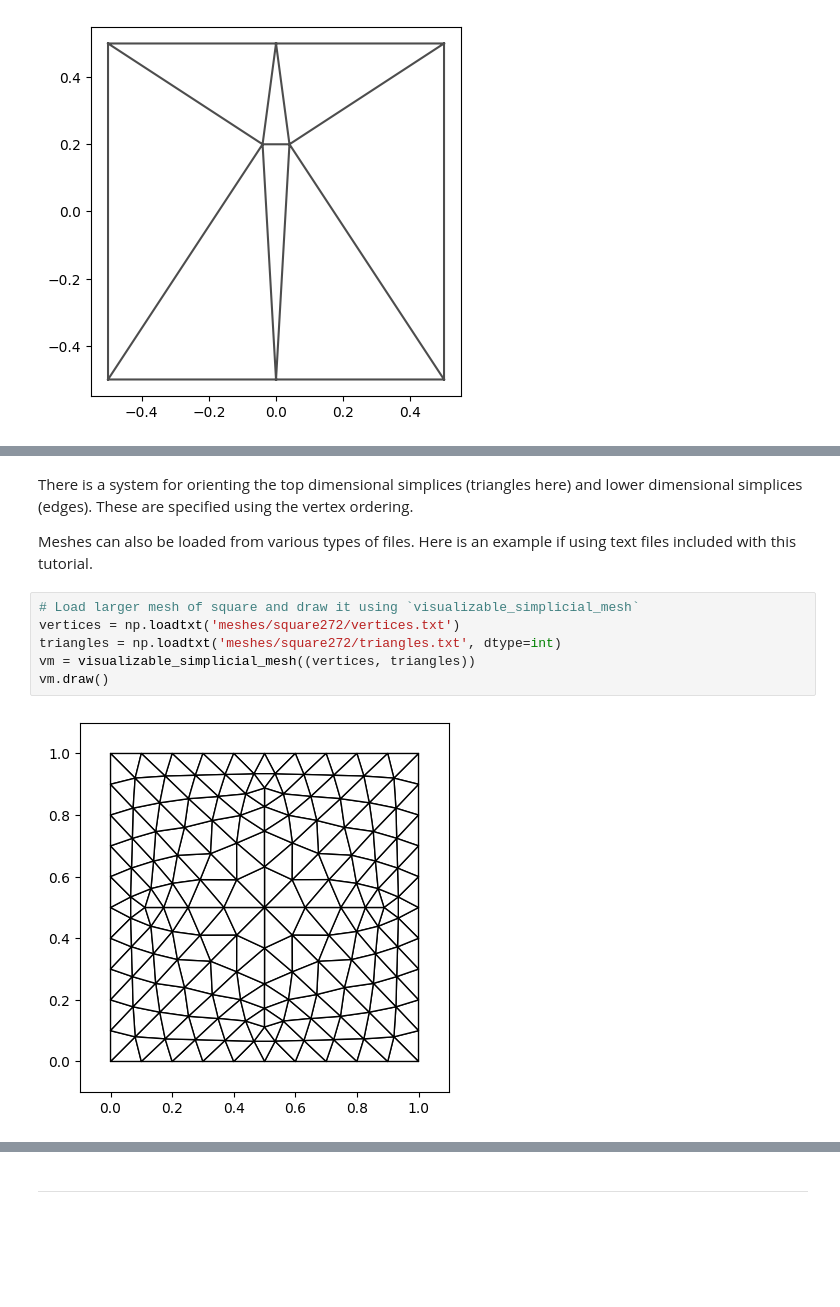
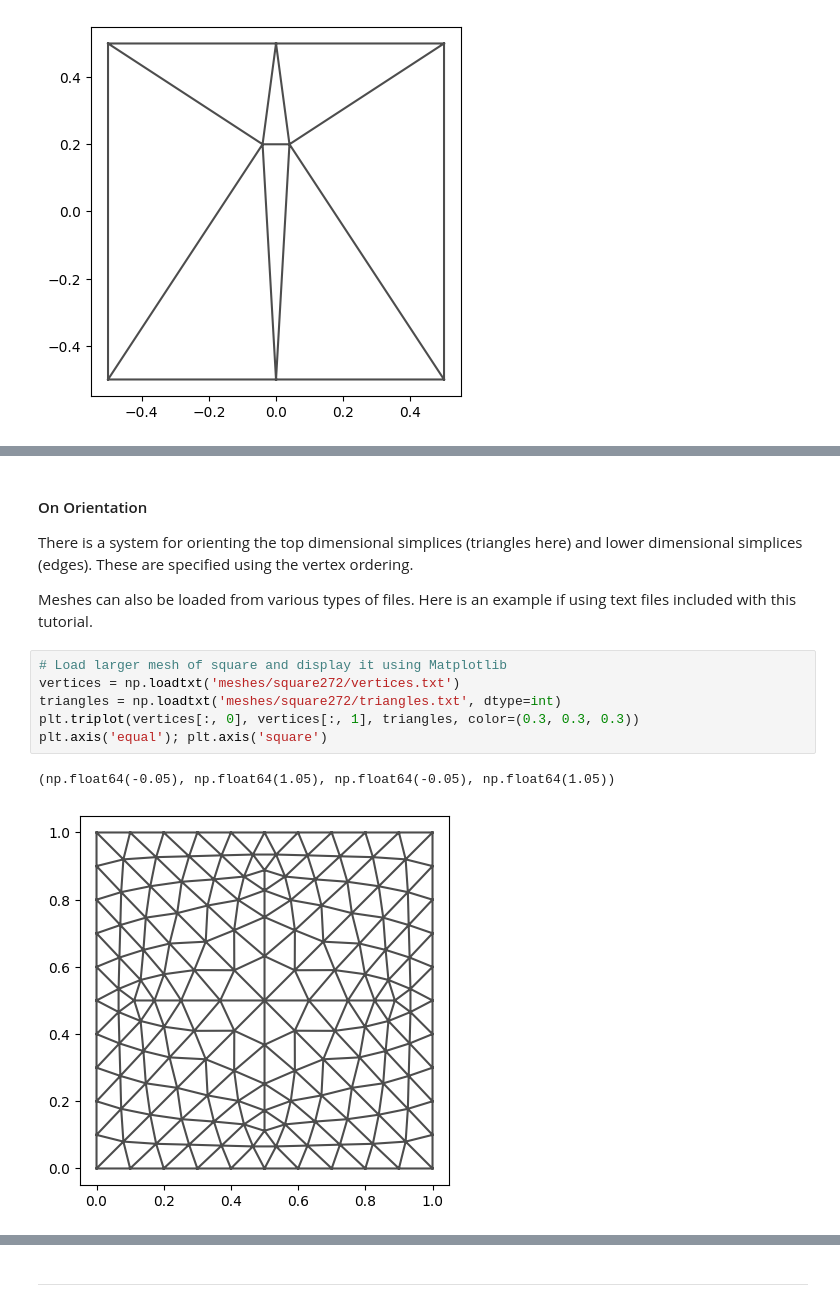
Before and after one commit to discrete-exterior-calculus/dec-icts-2025, a Jupyter notebook: PyDEC-intro.ipynb, the cells around one changed output, grey strips where cells are left out. Drawn from its saved outputs; the diff is of its cells as text; blank space fills up the shorter version.

```diff
--- a/PyDEC-intro.ipynb
+++ b/PyDEC-intro.ipynb
@@ -67,15 +46,18 @@ vm.display_indices()
 # %% [markdown]
+#### On Orientation ####
+
 There is a system for orienting the top dimensional simplices (triangles here) and lower dimensional simplices (edges). These are specified using the vertex ordering.
 
 Meshes can also be loaded from various types of files. Here is an example if using text files included with this tutorial.
 # %%
-# Load larger mesh of square and draw it using `visualizable_simplicial_mesh`
+# Load larger mesh of square and display it using Matplotlib
 vertices = np.loadtxt('meshes/square272/vertices.txt')
 triangles = np.loadtxt('meshes/square272/triangles.txt', dtype=int)
-vm = visualizable_simplicial_mesh((vertices, triangles))
-vm.draw()
+plt.triplot(vertices[:, 0], vertices[:, 1], triangles, color=(0.3, 0.3, 0.3))
+plt.axis('equal'); plt.axis('square')
 # %% [output]
+(np.float64(-0.05), np.float64(1.05), np.float64(-0.05), np.float64(1.05))
-[figure, old version]
+[figure, new version]
 # %%
 # Load a mesh of an annulus and display it.
 
```
Also changed, not shown: parts of 25 cells of this notebook.
